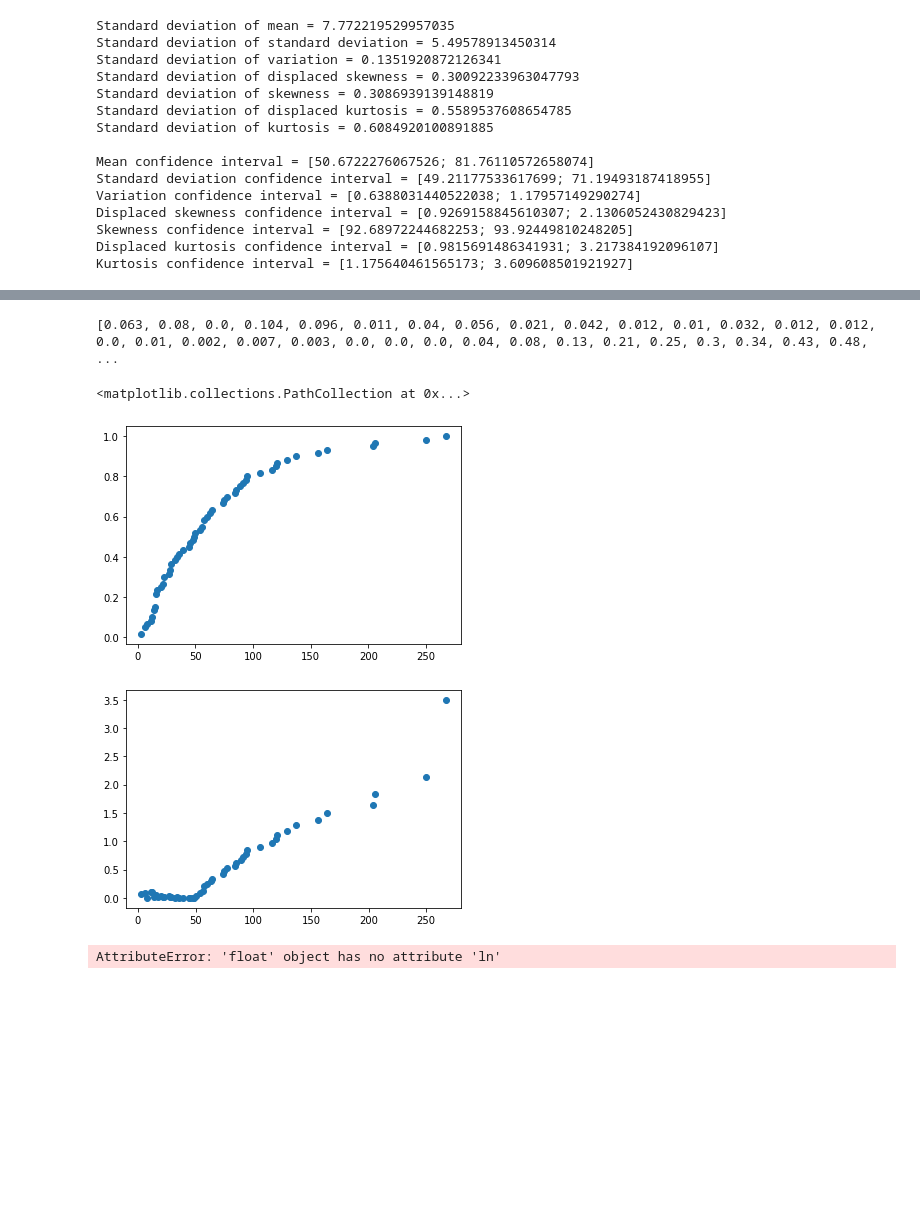
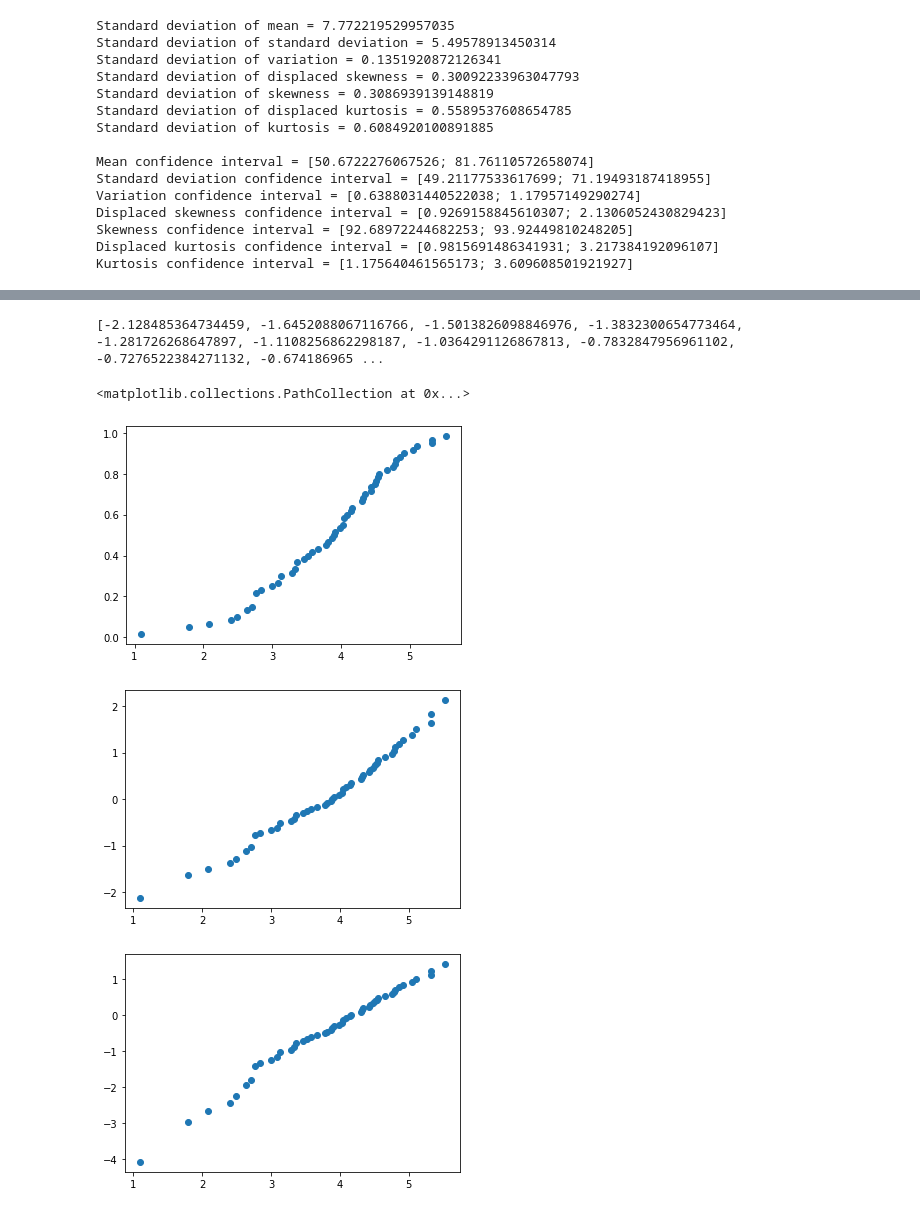
Before and after one commit to crazylinuxer/empirical_methods, a Jupyter notebook: lab1/Untitled.ipynb, the cells around one changed output, grey strips where cells are left out. Drawn from its saved outputs; the diff is of its cells as text; code cells hidden in the pictures; blank space fills up the shorter version.

```diff
--- a/lab1/Untitled.ipynb
+++ b/lab1/Untitled.ipynb
@@ -303,36 +209,33 @@ u_table = {
-# %%
-def get_quantile_values(distribution_function_values: list) -> list:
-    quantile_values = []
-    for i in distribution_function_values:
-        min_distance = 1
-        chosen_value = None
-        for j in u_table:
-            distance = ((j - i) ** 2)
-            if distance < min_distance:
-                chosen_value = u_table[j]
-                min_distance = distance
-        quantile_values.append(chosen_value)
-    return quantile_values
-quantile_values = get_quantile_values(distribution_function_values)
-print(quantile_values)
-# %% [output]
-[0.063, 0.08, 0.0, 0.104, 0.096, 0.011, 0.04, 0.056, 0.021, 0.042, 0.012, 0.01, 0.032, 0.012, 0.012, 0.0, 0.01, 0.002, 0.007, 0.003, 0.0, 0.0, 0.0, 0.04, 0.08, 0.13, 0.21, 0.25, 0.3, 0.34, 0.43, 0.48, ...
-# %%
-plt.scatter(sorted_variation_range, distribution_function_values)
-plt.figure()
-plt.scatter(sorted_variation_range, quantile_values)
-# %% [output]
-<matplotlib.collections.PathCollection at 0x...>
-[figure, removed]
-[figure, removed]
-# %%
-def exponential_distribution_function(index: int, var_range: dict, sorted_var_range: list):
-    return round(sum(var_range[i] / len(data) for i in sorted_var_range[:index + 1]), 12)
-
-# exp_distribution_function_values = [-1 * (1-i).ln() for i in distribution_function_values]
-# exp_quantile_values = get_quantile_values(exp_distribution_function_values)
-# plt.scatter(sorted_variation_range, exp_distribution_function_values)
-# plt.figure()
-# plt.scatter(sorted_variation_range, exp_quantile_values)
-# %% [output]
-AttributeError: 'float' object has no attribute 'ln'
+# %%
+def get_quantile_value(p) -> float:
+    c0 = 2.515517
+    c1 = 0.802853
+    c2 = 0.010328
+    d1 = 1.432788
+    d2 = 0.1892659
+    d3 = 0.001308
+    def fi(a) -> float:
+        t = (-2 * math.log(a)) ** 0.5
+        return t - (
+            (c0 + (c1 * t) + (c2 * (t ** 2))) / \
+            (1 + (d1 * t) + (d2 * (t ** 2)) + (d3 * (t ** 3)))
+        )
+    return -fi(p) if p <= 0.5 else fi(1 - p)
+
+quantiles = [get_quantile_value(p) for p in distribution_function_values]
+print(quantiles)
+# %% [output]
+[-2.128485364734459, -1.6452088067116766, -1.5013826098846976, -1.3832300654773464, -1.281726268647897, -1.1108256862298187, -1.0364291126867813, -0.7832847956961102, -0.7276522384271132, -0.674186965 ...
+# %%
+t_axis = [math.log(i) for i in sorted_variation_range[:-1]]
+z_axis = [math.log(math.log(1 / (1 - i))) for i in distribution_function_values]
+plt.scatter(t_axis, distribution_function_values)
+plt.figure()
+plt.scatter(t_axis, quantiles)
+plt.figure()
+plt.scatter(t_axis, z_axis)
+# %% [output]
+<matplotlib.collections.PathCollection at 0x...>
+[figure, added]
+[figure, added]
+[figure, added]
```
Also changed, not shown: parts of 3 cells of this notebook.
